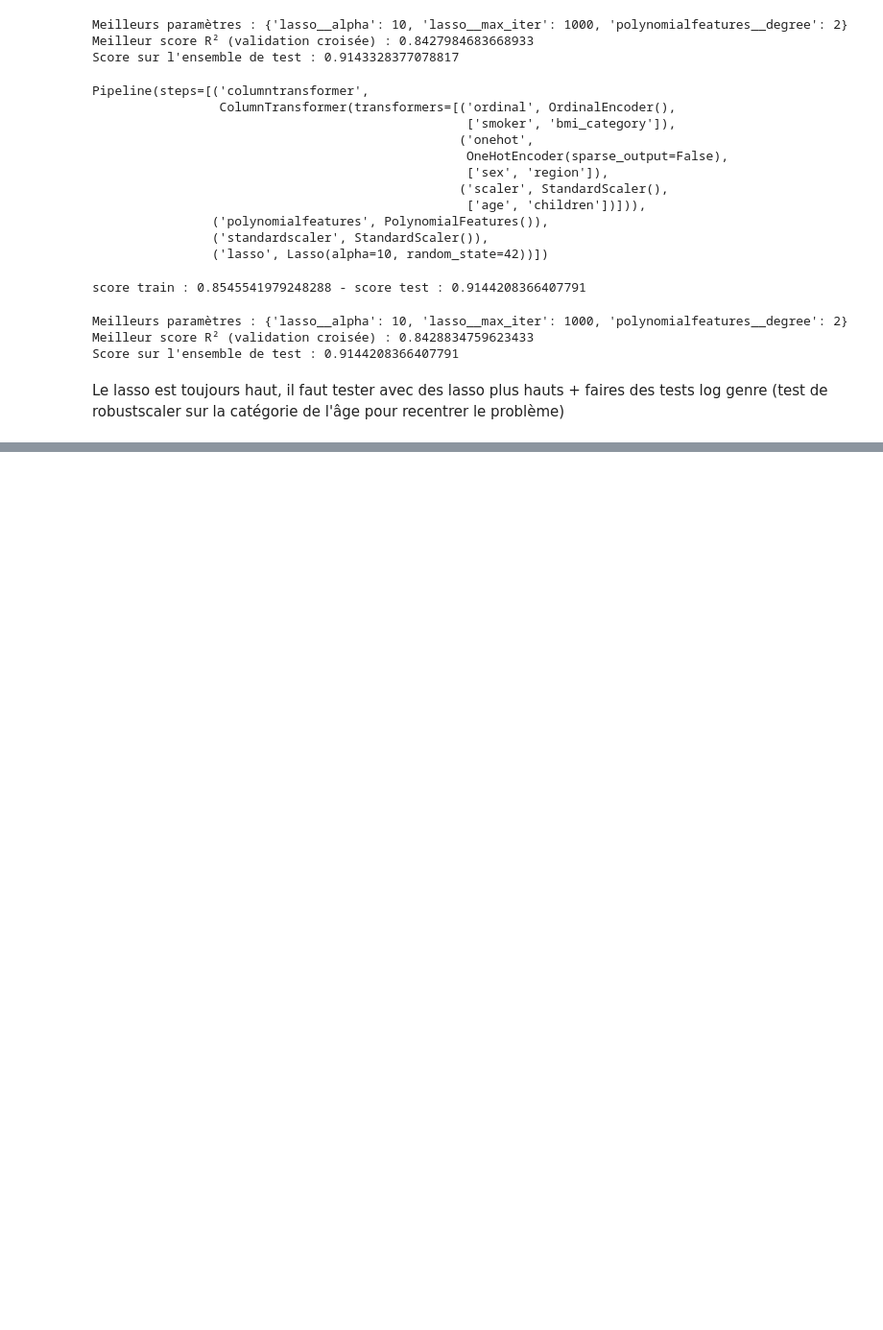
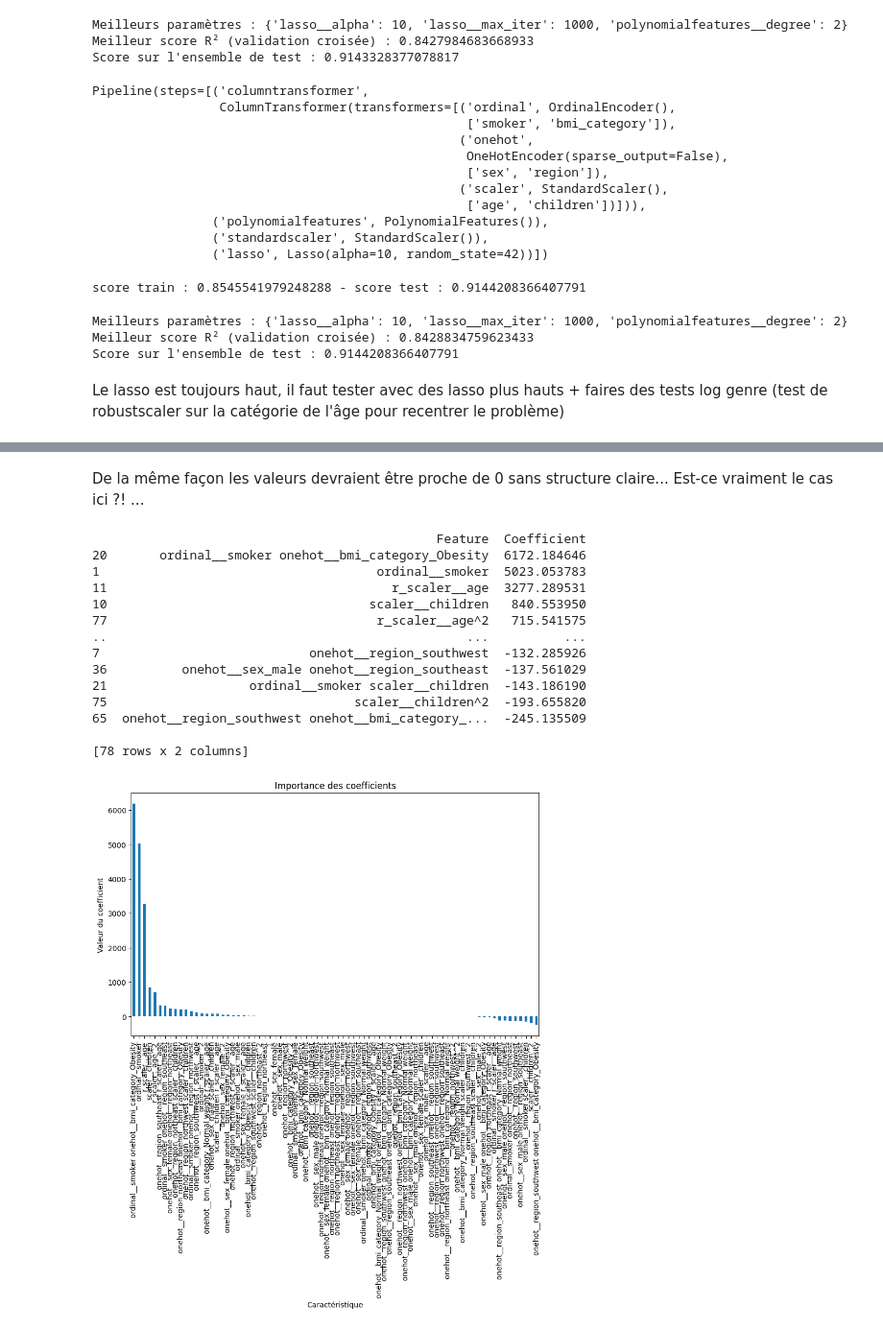
Before and after one commit to ludivineRB/prime_assurance_prediction, a Jupyter notebook: modeling_bmibin.ipynb, the cells around one changed output, grey strips where cells are left out. Shown at 96% size. Drawn from its saved outputs; the diff is of its cells as text; code cells hidden in the pictures; blank space fills up the shorter version.

```diff
--- a/modeling_bmibin.ipynb
+++ b/modeling_bmibin.ipynb
@@ -591,0 +905,51 @@ Le lasso est toujours haut, il faut tester avec des lasso plus hauts + faires de
+# %% [markdown]
+De la même façon les valeurs devraient être proche de 0 sans structure claire... Est-ce vraiment le cas ici ?! ...
+# %%
+#Analyse des coefficients
+
+#Pipeline avec des noms explicites pour chaque étape
+pipe = Pipeline(steps=[
+    ("preprocessor", preprocessor),
+    ("polynomial", polynomial),
+    ("scaler", StandardScaler()),
+    ("lasso", Lasso(alpha=10, random_state=42))
+])
+
+
+pipe.fit(X_train, y_train)
+
+#Extraire les coefficients
+coef = pipe.named_steps['lasso'].coef_
+
+#Extraction les noms des caractéristiques après le préprocesseur
+features = pipe.named_steps['preprocessor'].get_feature_names_out()
+poly_features = pipe.named_steps['polynomial'].get_feature_names_out(features)
+
+#DataFrame des coefficients
+coefficients_df = pd.DataFrame({"Feature": poly_features, "Coefficient": coef})
+coefficients_df = coefficients_df.sort_values(by="Coefficient", ascending=False)
+
+print(coefficients_df)
+
+#Visualisation des coefficients
+coefficients_df.plot(kind='bar', x='Feature', y='Coefficient', figsize=(10, 6), legend=False)
+plt.title("Importance des coefficients")
+plt.ylabel("Valeur du coefficient")
+plt.xlabel("Caractéristique")
+plt.show()
+# %% [output]
+                                              Feature  Coefficient
+20       ordinal__smoker onehot__bmi_category_Obesity  6172.184646
+1                                     ordinal__smoker  5023.053783
+11                                      r_scaler__age  3277.289531
+10                                   scaler__children   840.553950
+77                                    r_scaler__age^2   715.541575
+..                                                ...          ...
+7                            onehot__region_southwest  -132.285926
+36          onehot__sex_male onehot__region_southeast  -137.561029
+21                   ordinal__smoker scaler__children  -143.186190
+75                                 scaler__children^2  -193.655820
+65  onehot__region_southwest onehot__bmi_category_...  -245.135509
+
+[78 rows x 2 columns]
+[figure, added]
```
Also changed, not shown: parts of 29 cells of this notebook, 2 other files.
